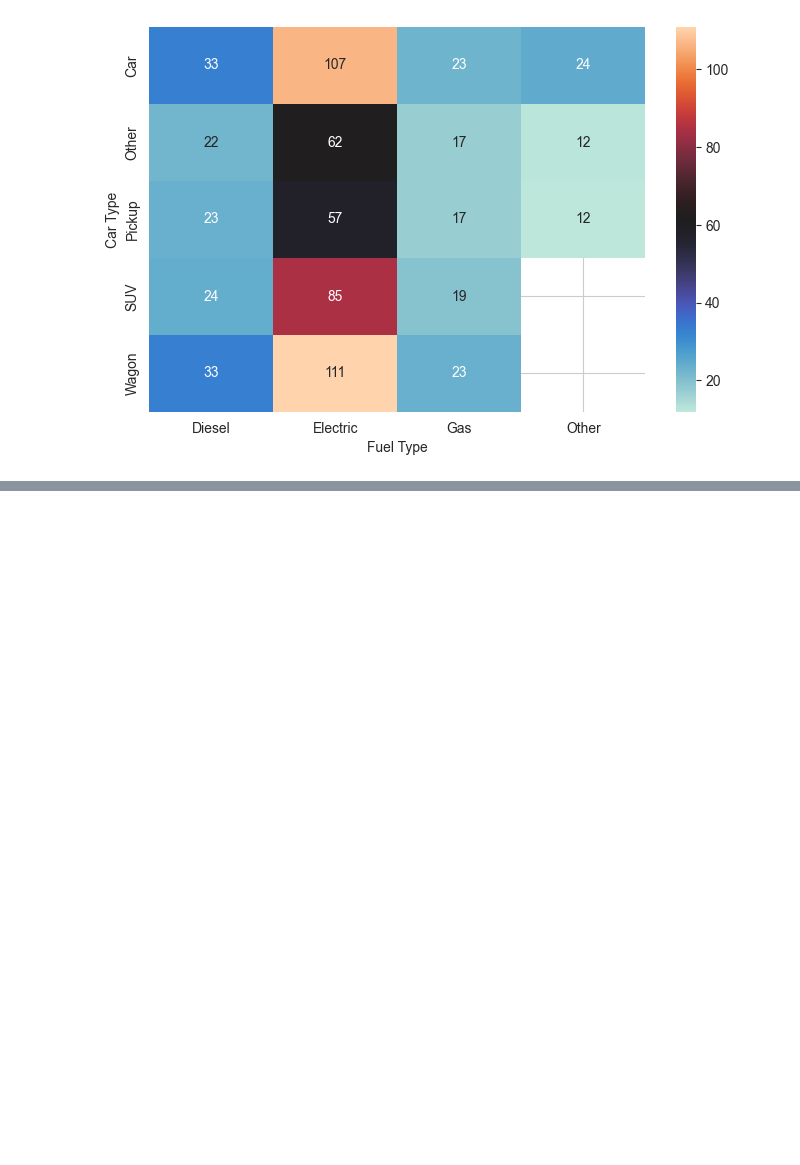
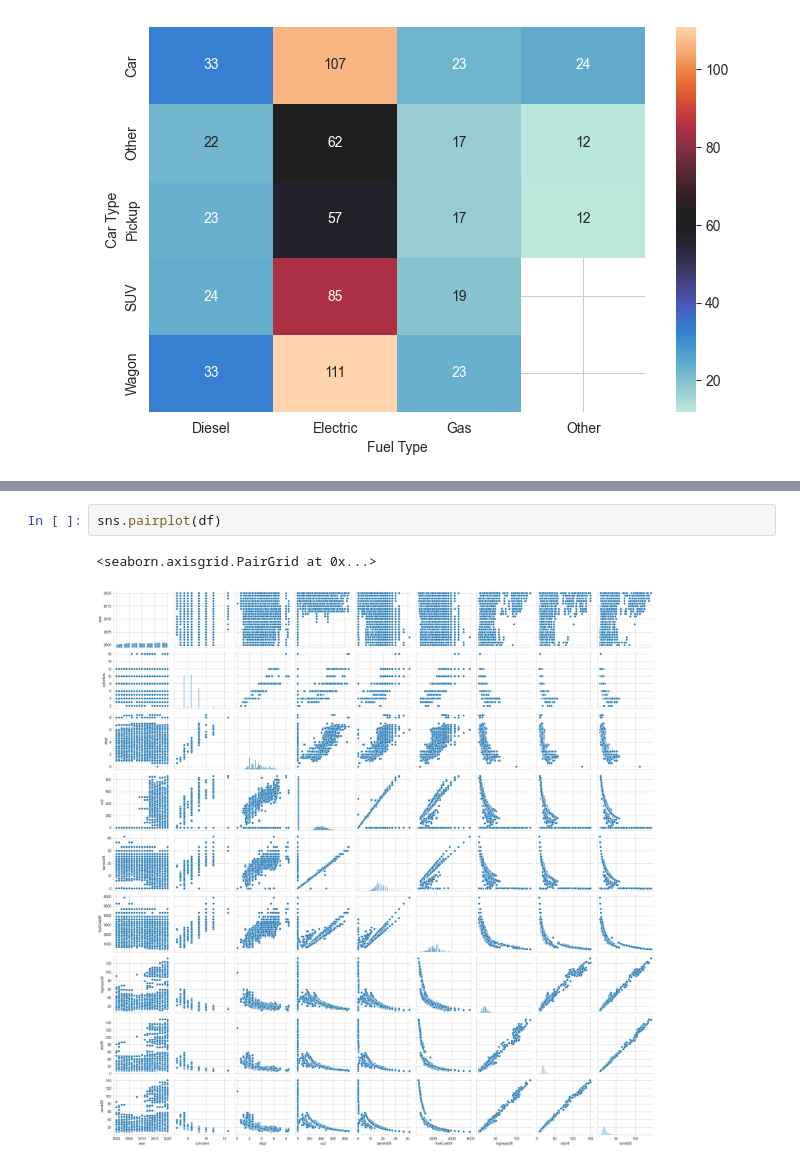
Before and after one commit to ericmelz/python-data-visualization-copy, a Jupyter notebook: notebooks/02-Chapter5-Exercise-3.ipynb, the cells around one changed output, grey strips where cells are left out. Drawn from its saved outputs; the diff is of its cells as text; blank space fills up the shorter version.

```diff
--- a/notebooks/02-Chapter5-Exercise-3.ipynb
+++ b/notebooks/02-Chapter5-Exercise-3.ipynb
@@ -58,0 +76,5 @@ fig.savefig(Path.cwd()/'..'/'code'/'images'/'seaborn_heatmap.svg')
+# %%
+sns.pairplot(df)
+# %% [output]
+<seaborn.axisgrid.PairGrid at 0x...>
+[figure, added]
```
Also changed, not shown: parts of 8 cells of this notebook.
